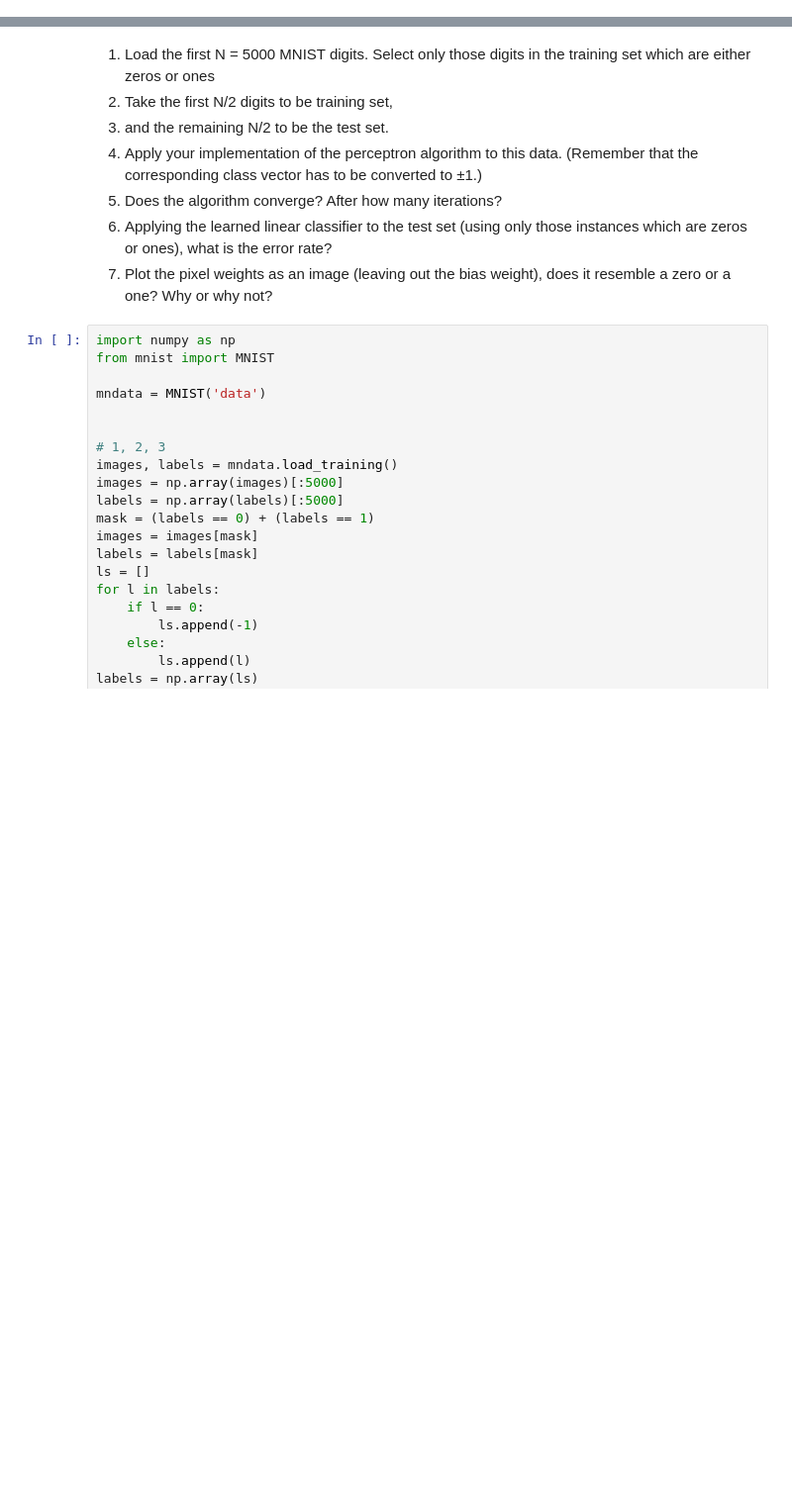
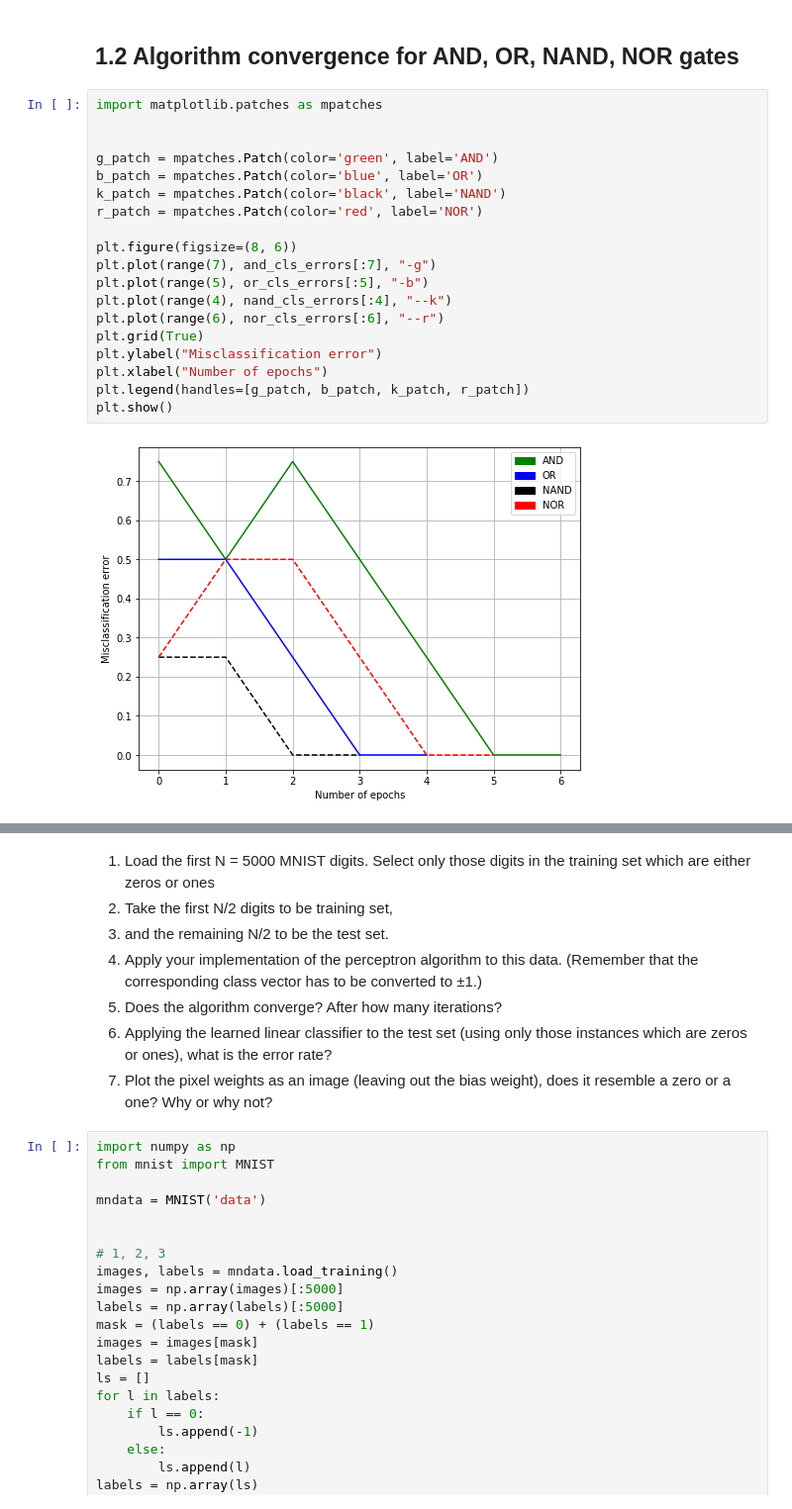
Before and after one commit to Kasparow/ml_project, a Jupyter notebook: task1.ipynb, the cells around one changed output, grey strips where cells are left out. Shown at 99% size. Cells and saved outputs as stored; diff of their text form; blank space fills up the shorter version.

```diff
--- a/task1.ipynb
+++ b/task1.ipynb
@@ -0,0 +105,23 @@
+# %% [markdown]
+## 1.2 Algorithm convergence for AND, OR, NAND, NOR gates
+# %%
+import matplotlib.patches as mpatches
+
+
+g_patch = mpatches.Patch(color='green', label='AND')
+b_patch = mpatches.Patch(color='blue', label='OR')
+k_patch = mpatches.Patch(color='black', label='NAND')
+r_patch = mpatches.Patch(color='red', label='NOR')
+
+plt.figure(figsize=(8, 6))
+plt.plot(range(7), and_cls_errors[:7], "-g")
+plt.plot(range(5), or_cls_errors[:5], "-b")
+plt.plot(range(4), nand_cls_errors[:4], "--k")
+plt.plot(range(6), nor_cls_errors[:6], "--r")
+plt.grid(True)
+plt.ylabel("Misclassification error")
+plt.xlabel("Number of epochs")
+plt.legend(handles=[g_patch, b_patch, k_patch, r_patch])
+plt.show()
+# %% [output]
+[figure, added]
```
Also changed, not shown: parts of 19 cells of this notebook.
